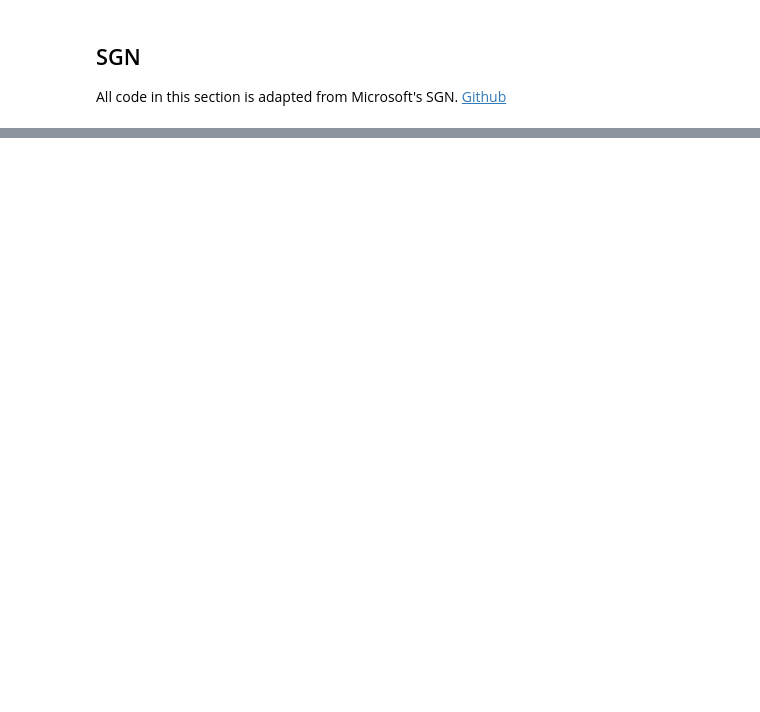
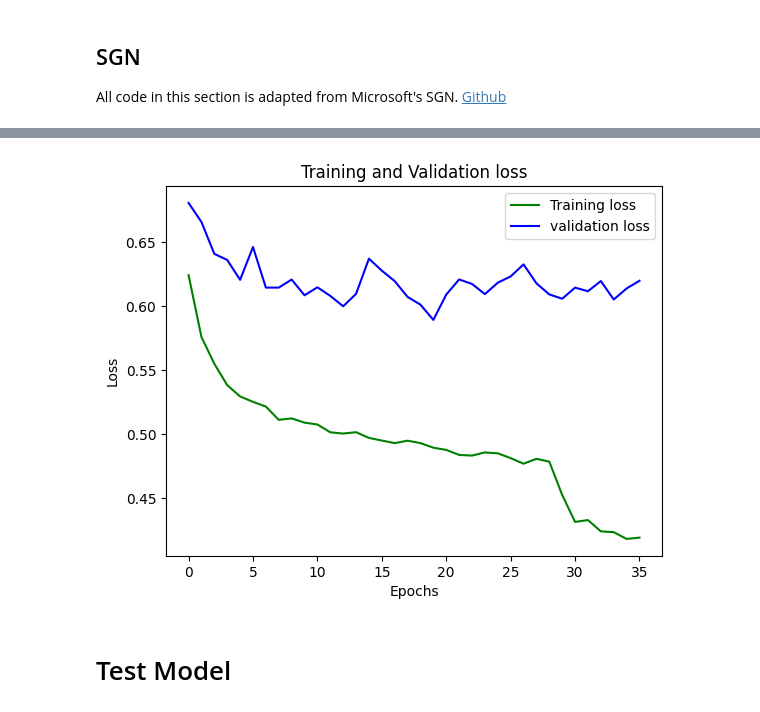
Before and after one commit to Thomasc33/Linkage-Attack, a Jupyter notebook: Linkage Attack/SGN Based Linkage Attack/SGN Linkage Attack.ipynb, the cells around one changed output, grey strips where cells are left out. Saved outputs shown, nothing was run; the diff lists cells and outputs as text; code cells hidden in the pictures; blank space fills up the shorter version.

```diff
--- a/Linkage Attack/SGN Based Linkage Attack/SGN Linkage Attack.ipynb
+++ b/Linkage Attack/SGN Based Linkage Attack/SGN Linkage Attack.ipynb
@@ -246,11 +190,12 @@ All code in this section is adapted from Microsoft's SGN. [Github](https://githu
 # Hyperparameters/Tuning Parameters
 dataset='NTU'
 batch_size=32
-max_epochs=20
-lr=.0001
-weight_decay=0.1
+max_epochs=10000
+lr=1e-3
+weight_decay=1e-4
 do_train=1
 seg=20
+loss_lambda = 1e-5
 # load_model='best_model'
 load_model=False
 # %%
@@ -738,0 +589,13 @@ KeyboardInterrupt:
+# %%
+import matplotlib.pyplot as plt
+plt.plot(tl, 'g', label='Training loss')
+plt.plot(vl, 'b', label='validation loss')
+plt.title('Training and Validation loss')
+plt.xlabel('Epochs')
+plt.ylabel('Loss')
+plt.legend()
+plt.show()
+# %% [output]
+[figure, added]
+# %% [markdown]
+# Test Model
```
Also changed, not shown: parts of 13 cells of this notebook, 24 other files.
